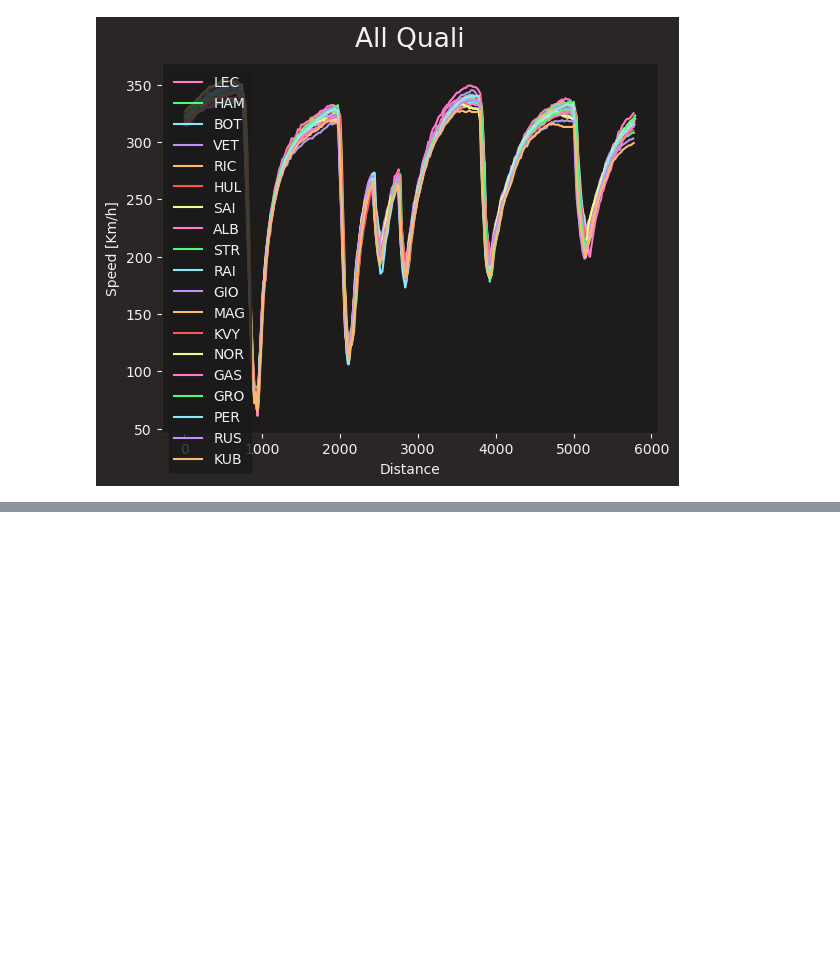
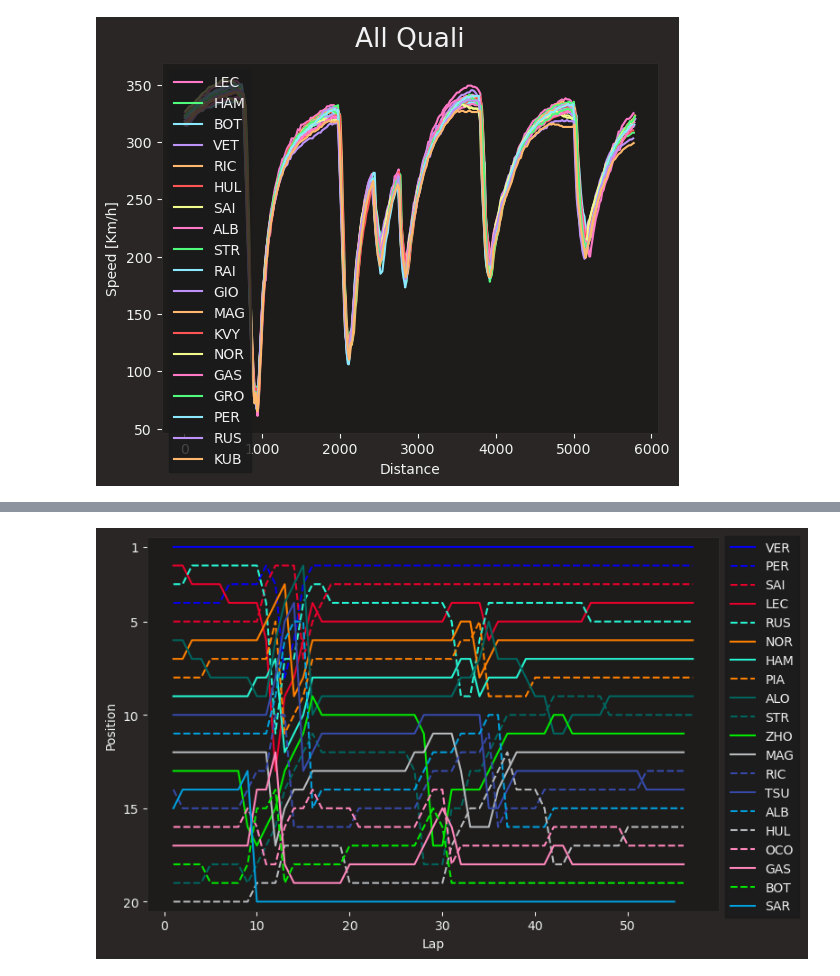
Before and after one commit to elijahmccauley/f1_tire_deg, a Jupyter notebook: FastF1Test.ipynb, the cells around one changed output, grey strips where cells are left out. Drawn from its saved outputs; the diff is of its cells as text; code cells hidden in the pictures; blank space fills up the shorter version.

```diff
--- a/FastF1Test.ipynb
+++ b/FastF1Test.ipynb
@@ -78,3 +74,6 @@ plt.show()
 # %% [output]
 no data
 [figure]
+# %%
+session_bahrain_2024 = fastf1.get_session(2024, "Bahrain", "R")
+session_bahrain_2024.load(telemetry=False, weather=False)
@@ -80,0 +92,19 @@ no data
+# %%
+fig, ax = plt.subplots(figsize=(8.0, 4.9))
+for drv in session_bahrain_2024.drivers:
+    drv_laps = session_bahrain_2024.laps.pick_drivers(drv)
+    abb = drv_laps['Driver'].iloc[0]
+
+    style = fastf1.plotting.get_driver_style(identifier=abb, style=['color', 'linestyle'], session=session_bahrain_2024)
+    ax.plot(drv_laps['LapNumber'], drv_laps["Position"], label=abb, **style)
+ax.set_ylim([20.5, 0.5])
+ax.set_yticks([1, 5, 10, 15, 20])
+ax.set_xlabel('Lap')
+ax.set_ylabel('Position')
+
+ax.legend(bbox_to_anchor=(1.0, 1.02))
+plt.tight_layout()
+
+plt.show()
+# %% [output]
+[figure, added]
```
Also changed, not shown: parts of 2 cells of this notebook.
